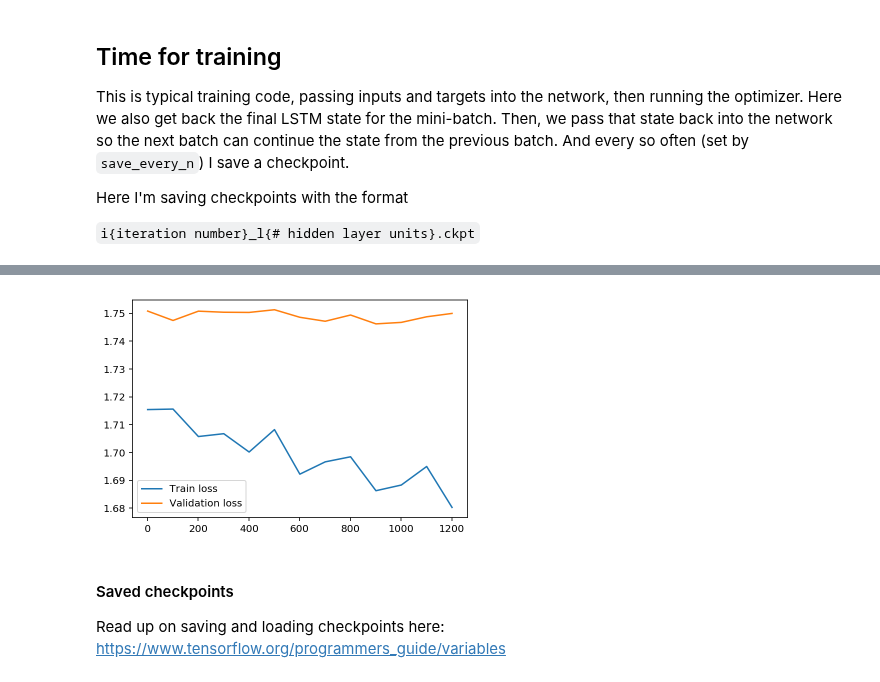
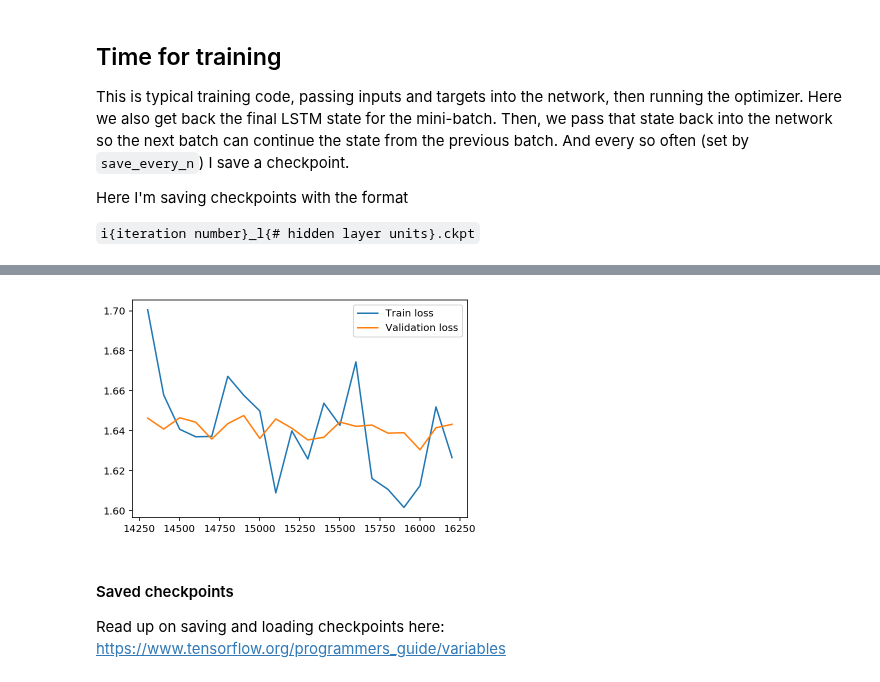
Before and after one commit to llealgt/RNN_text_generator_example, a Jupyter notebook: H.P Lovecraft and Poe text generator.ipynb, the cells around one changed output, grey strips where cells are left out. Saved outputs shown, nothing was run; the diff lists cells and outputs as text; code cells hidden in the pictures.

```diff
--- a/H.P Lovecraft and Poe text generator.ipynb
+++ b/H.P Lovecraft and Poe text generator.ipynb
@@ -29,7 +29,7 @@ import matplotlib.pyplot as plt
 # %%
 mode = "characters" #characters or words
 
-epochs = 50
+epochs = 75
 batch_size = 100         # Sequences per batch
 num_steps = 200          # Number of sequence steps per batch
 lstm_size = 512         # Size of hidden layers in LSTMs
@@ -518,6 +514,7 @@ Here I'm saving checkpoints with the format
 `i{iteration number}_l{# hidden layer units}.ckpt`
 # %%
 losses = {"train":[],"validation":[]}
+x_steps = list()
 # %%
 resume_from_checkpoint = True
 # %%
@@ -578,6 +575,8 @@ with tf.Session() as sess:
 
 
                 global_step = tf.train.global_step(sess,model.global_step_tensor)
+                x_steps.append(global_step)
+
                 print('Epoch: {}/{}... '.format(e+1, epochs),
                       'Training Step: {}... '.format(global_step),
                       'Training loss: {:.4f}... '.format(batch_loss),
@@ -620,10 +612,10 @@ for i in range(len(losses["train"])):
 # %%
-plt.plot(x,losses["train"],label="Train loss")
-plt.plot(x,losses["validation"],label="Validation loss")
+plt.plot(x_steps,losses["train"],label="Train loss")
+plt.plot(x_steps,losses["validation"],label="Validation loss")
 plt.legend()
 _ = plt.ylim()
 # %% [output]
-[figure, old version]
+[figure, new version]
 # %% [markdown]
 #### Saved checkpoints
 
```
Also changed, not shown: parts of 10 cells of this notebook, 1 other file.
